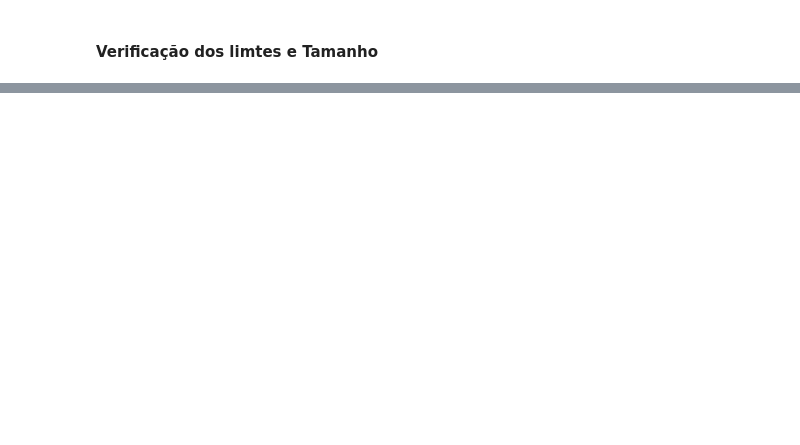
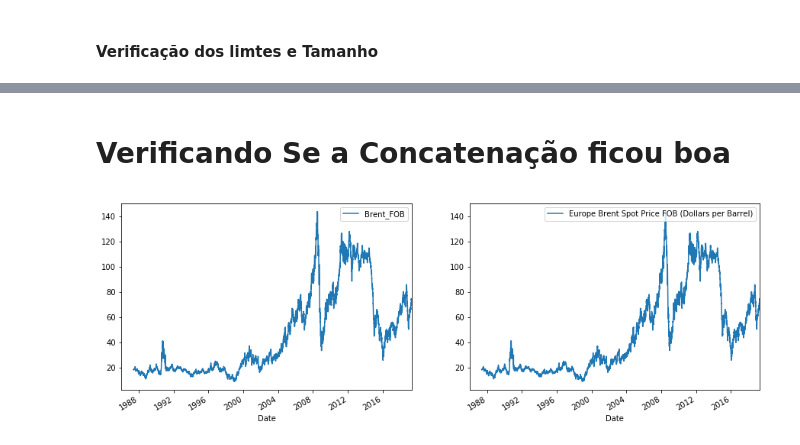
Before and after one commit to lucasmesz/Ciencia_de_Dados, a Jupyter notebook: Series_ML.ipynb, the cells around one changed output, grey strips where cells are left out. Cells and saved outputs as stored; diff of their text form; code cells hidden in the pictures; blank space fills up the shorter version.

```diff
--- a/Series_ML.ipynb
+++ b/Series_ML.ipynb
@@ -126,0 +53,12 @@ Index(['WTI_FOB', 'Brent_FOB', 'Gasoline_LA', 'ULS_Diesel_LA', 'TX_Propane_MB',
+# %% [markdown]
+# Verificando Se a Concatenação ficou boa
+# %%
+fig, (ax1, ax2)= plt.subplots(1,2, figsize=(15,5))
+serie_x.Brent_FOB.plot(ax=ax1)
+ax1.legend()
+serie_1.iloc[:,1].plot(ax=ax2)
+ax2.legend()
+plt.legend()
+plt.show()
+# %% [output]
+[figure, added]
```
Also changed, not shown: parts of 51 cells of this notebook.
